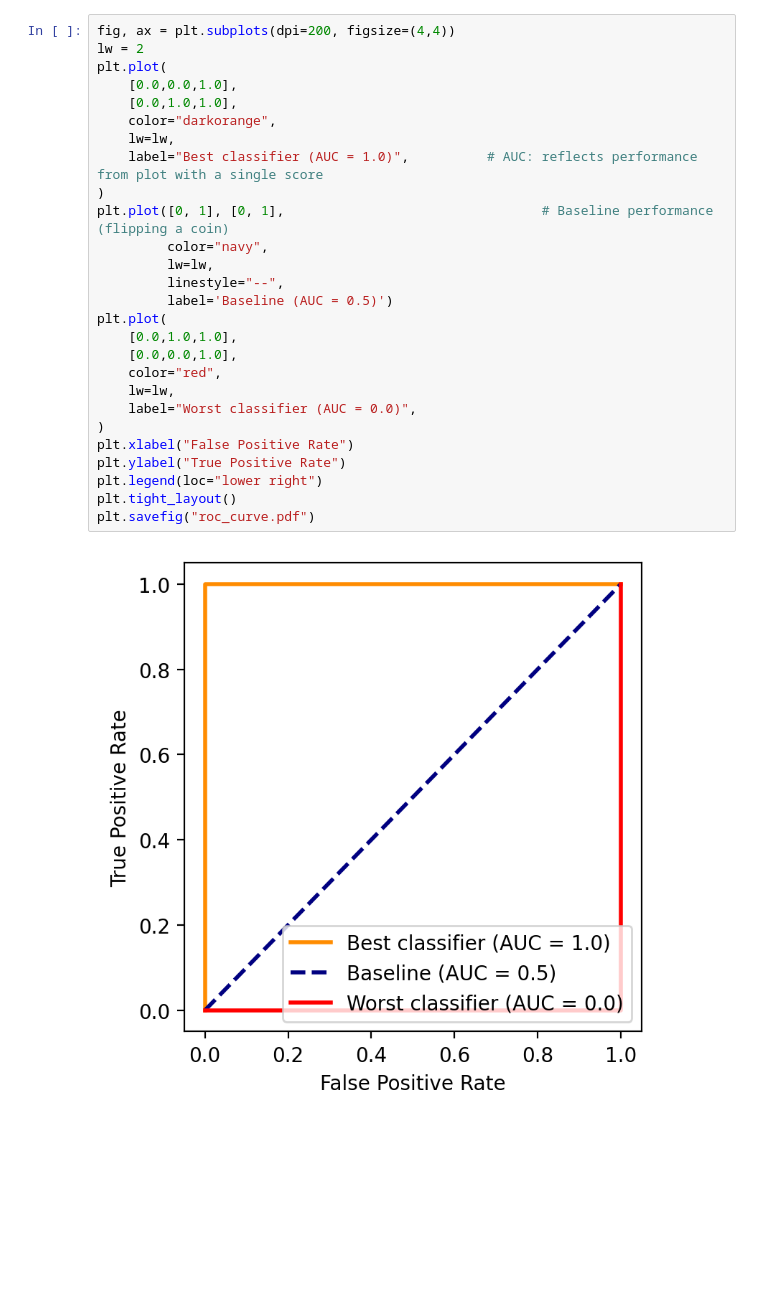
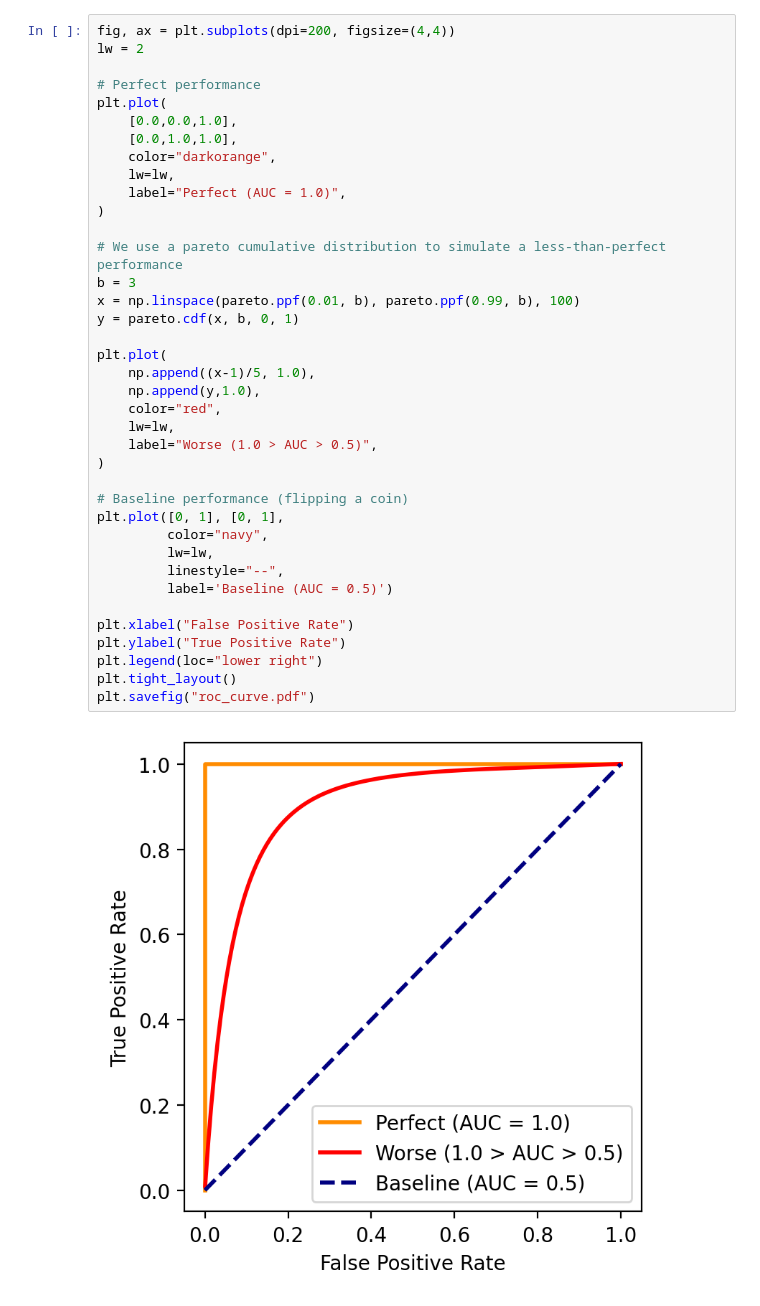
Before and after one commit to nmiranda/SNGuess, a Jupyter notebook: notebooks/roc_curve.ipynb, the cells around one changed output. Drawn from its saved outputs; the diff is of its cells as text; blank space fills up the shorter version.

Commit message:
Fixed ROC curve example, worse classifier

```diff
--- a/notebooks/roc_curve.ipynb
+++ b/notebooks/roc_curve.ipynb
@@ -3,29 +9,40 @@ import matplotlib.pyplot as plt
 # %%
 fig, ax = plt.subplots(dpi=200, figsize=(4,4))
 lw = 2
+
+# Perfect performance
 plt.plot(
     [0.0,0.0,1.0],
     [0.0,1.0,1.0],
     color="darkorange",
     lw=lw,
-    label="Best classifier (AUC = 1.0)",          # AUC: reflects performance from plot with a single score
+    label="Perfect (AUC = 1.0)",
 )
-plt.plot([0, 1], [0, 1],                                 # Baseline performance (flipping a coin)
+
+# We use a pareto cumulative distribution to simulate a less-than-perfect performance
+b = 3
+x = np.linspace(pareto.ppf(0.01, b), pareto.ppf(0.99, b), 100)
+y = pareto.cdf(x, b, 0, 1)
+
+plt.plot(
+    np.append((x-1)/5, 1.0),
+    np.append(y,1.0),
+    color="red",
+    lw=lw,
+    label="Worse (1.0 > AUC > 0.5)",
+)
+
+# Baseline performance (flipping a coin)
+plt.plot([0, 1], [0, 1],
          color="navy",
          lw=lw,
          linestyle="--",
          label='Baseline (AUC = 0.5)')
-plt.plot(
-    [0.0,1.0,1.0],
-    [0.0,0.0,1.0],
-    color="red",
-    lw=lw,
-    label="Worst classifier (AUC = 0.0)",
-)
+
 plt.xlabel("False Positive Rate")
 plt.ylabel("True Positive Rate")
 plt.legend(loc="lower right")
 plt.tight_layout()
 plt.savefig("roc_curve.pdf")
 # %% [output]
-[figure, old version]
+[figure, new version]
```
Also changed, not shown: parts of 2 cells of this notebook.
